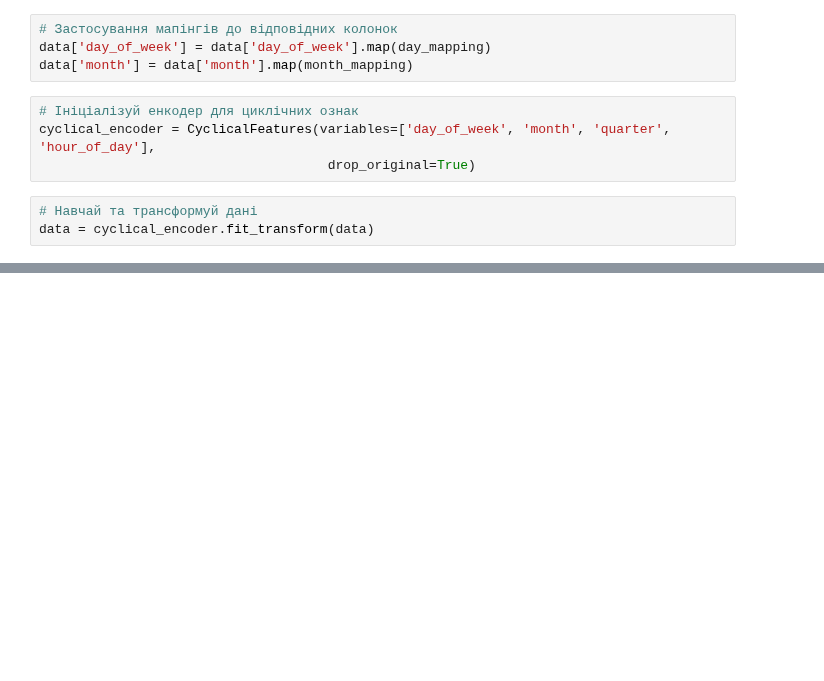
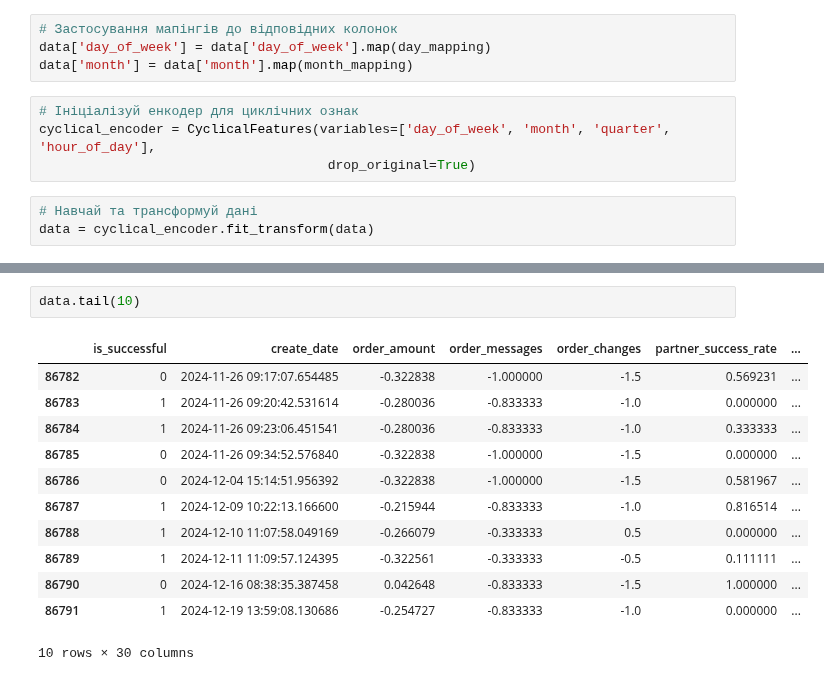
Before and after one commit to SerhiiMiroshnychenko/ScientificCalculations, a Jupyter notebook: PaperS/Paper1/DATA-PREPROCESSING.ipynb, the cells around one changed output, grey strips where cells are left out. Saved outputs shown, nothing was run; the diff lists cells and outputs as text; blank space fills up the shorter version.

```diff
--- a/PaperS/Paper1/DATA-PREPROCESSING.ipynb
+++ b/PaperS/Paper1/DATA-PREPROCESSING.ipynb
@@ -677,0 +699,15 @@ data
+# %%
+data.tail(10)
+# %% [output]
+|  | is_successful | create_date | order_amount | order_messages | order_changes | partner_success_rate | ... |
+| 86782 | 0 | 2024-11-26 09:17:07.654485 | -0.322838 | -1.000000 | -1.5 | 0.569231 | ... |
+| 86783 | 1 | 2024-11-26 09:20:42.531614 | -0.280036 | -0.833333 | -1.0 | 0.000000 | ... |
+| 86784 | 1 | 2024-11-26 09:23:06.451541 | -0.280036 | -0.833333 | -1.0 | 0.333333 | ... |
+| 86785 | 0 | 2024-11-26 09:34:52.576840 | -0.322838 | -1.000000 | -1.5 | 0.000000 | ... |
+| 86786 | 0 | 2024-12-04 15:14:51.956392 | -0.322838 | -1.000000 | -1.5 | 0.581967 | ... |
+| 86787 | 1 | 2024-12-09 10:22:13.166600 | -0.215944 | -0.833333 | -1.0 | 0.816514 | ... |
+| 86788 | 1 | 2024-12-10 11:07:58.049169 | -0.266079 | -0.333333 | 0.5 | 0.000000 | ... |
+| 86789 | 1 | 2024-12-11 11:09:57.124395 | -0.322561 | -0.333333 | -0.5 | 0.111111 | ... |
+| 86790 | 0 | 2024-12-16 08:38:35.387458 | 0.042648 | -0.833333 | -1.5 | 1.000000 | ... |
+| 86791 | 1 | 2024-12-19 13:59:08.130686 | -0.254727 | -0.833333 | -1.0 | 0.000000 | ... |
+10 rows × 30 columns
```
Also changed, not shown: parts of 7 cells of this notebook.
